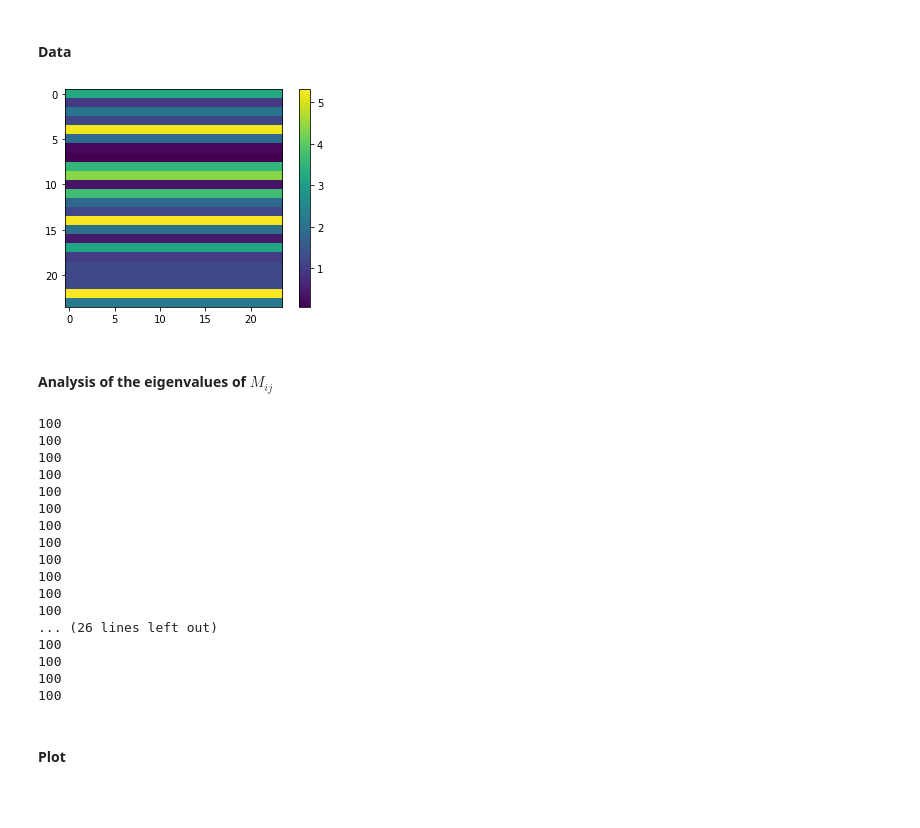
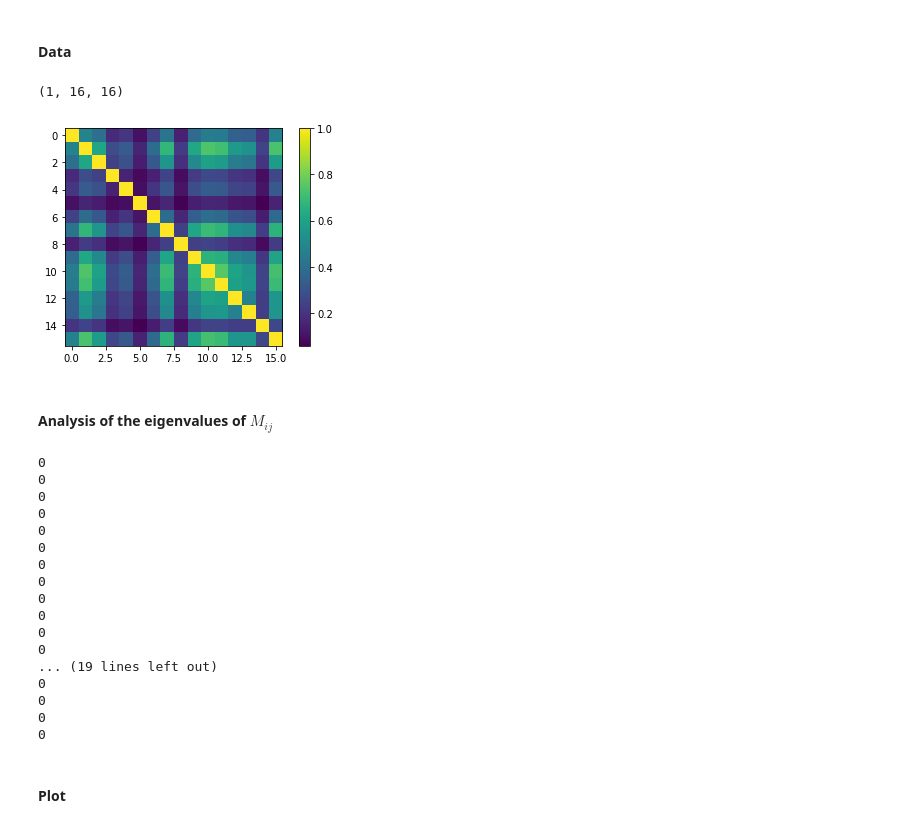
Before and after one commit to emacosta95/quantum_simulations_for_ising, a Jupyter notebook: H-M_mapping_test.ipynb, the cells around one changed output. Saved outputs shown, nothing was run; the diff lists cells and outputs as text; code cells hidden in the pictures; blank space fills up the shorter version.

```diff
--- a/H-M_mapping_test.ipynb
+++ b/H-M_mapping_test.ipynb
@@ -32,7 +32,7 @@ os.environ["MKL_NUM_THREADS"] = str(3)  # set number of MKL threads to run in pa
 h_max=np.linspace(np.e-0.5,np.e+0.5,11)
 ndata=100
 nbatch=5
-ls=[16,32,64,128,256]
+ls=[16,32,64]
 j=-1
 
 zs_l=[]
@@ -195,8 +195,8 @@ os.environ["MKL_NUM_THREADS"] = str(3)  # set number of MKL threads to run in pa
 #### Data
 # %%
 h_max=[2*np.exp(1)-0.5,2*np.exp(1)-0.3,2*np.exp(1)-0.1,2*np.exp(1),2*np.exp(1)+0.1,2*np.exp(1)+0.3,2*np.exp(1)+0.5]
-ndata=100
-ls=[16,24,32,64,96,128]
+ndata=1
+ls=[16,32,64,96,128]
 j=-1
 zs_l={}
 zzs_l={}
@@ -204,17 +204,19 @@ for l in ls:
     zs={}
     zzs={}
     for h in h_max:
-        data=np.load(f'data/dmrg_h_k_map_2nn/h_k_check_2nn_{l}_l_{h}_h_{ndata}_n.npz')
+        data=np.load(f'data/dmrg_h_k_map_2nn/dataset_281122/h_k_check_2nn_{l}_l_{h}_h_{ndata}_n.npz')
         zs[h]=data['density']
         zzs[h]=data['correlation']
     zs_l[l]=zs
     zzs_l[l]=zzs
 # %%
-plt.imshow(zzs_l[24][2*np.exp(1)][0])
+print(zzs_l[16][2*np.exp(1)].shape)
+plt.imshow(zzs_l[16][2*np.exp(1)][0])
 plt.colorbar()
 plt.show()
 # %% [output]
+(1, 16, 16)
-[figure, old version]
+[figure, new version]
 # %% [markdown]
 #### Analysis of the eigenvalues of $M_{ij}$
 # %%
@@ -244,23 +246,23 @@ for i in range(len(ls)):
     av_eighl.append(av_eigh)
     pb_lowl.append(pb_low)
 # %% [output]
-100
-100
-100
-100
-100
-100
-100
-100
-100
-100
-100
-100
-... (26 lines left out)
-100
-100
-100
-100
+0
+0
+0
+0
+0
+0
+0
+0
+0
+0
+0
+0
+... (19 lines left out)
+0
+0
+0
+0
 # %% [markdown]
 #### Plot
 # %%
```
Also changed, not shown: parts of 4 cells of this notebook, 10 other files.
